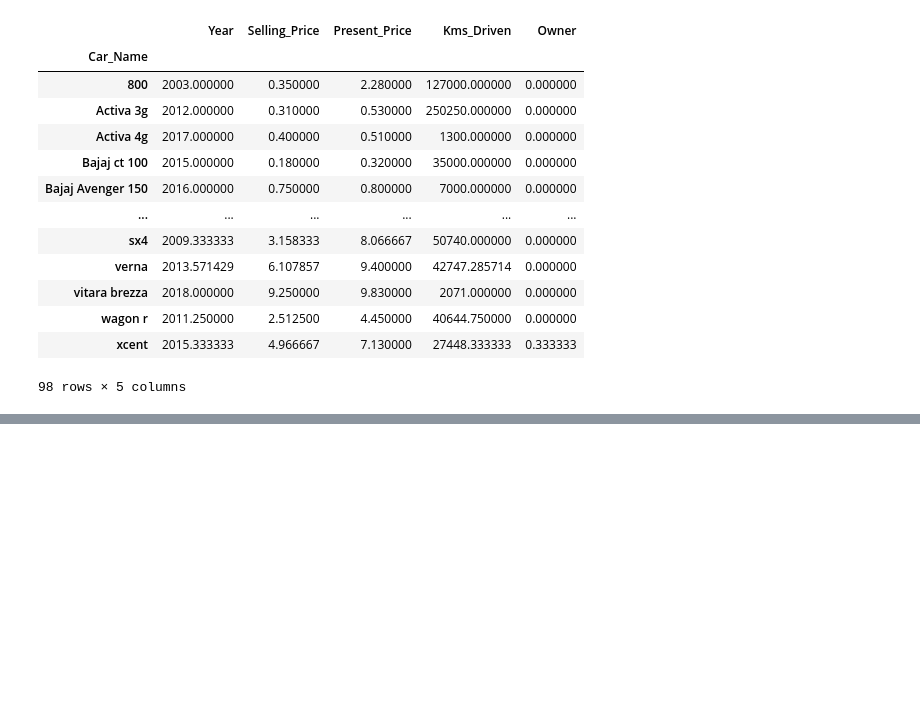
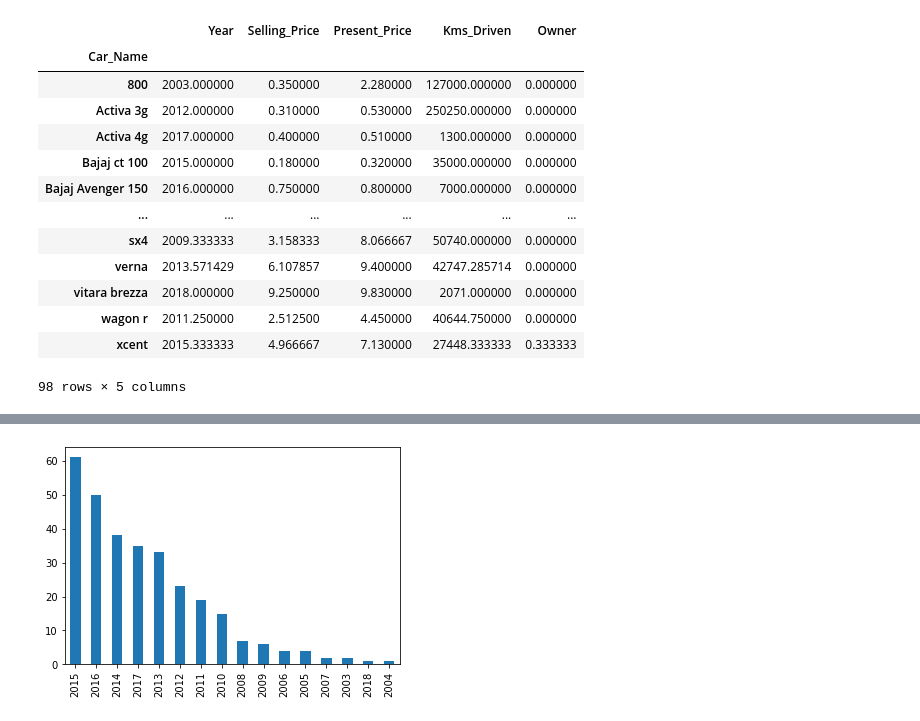
Before and after one commit to RMLAI/Projects, a Jupyter notebook: Used_Car_Price_Prediction.ipynb, the cells around one changed output, grey strips where cells are left out. Drawn from its saved outputs; the diff is of its cells as text; code cells hidden in the pictures; blank space fills up the shorter version.

```diff
--- a/Used_Car_Price_Prediction.ipynb
+++ b/Used_Car_Price_Prediction.ipynb
@@ -31,0 +45,5 @@ df.groupby('Car_Name').mean()
+# %%
+#checking the cars count by years
+df['Year'].value_counts().plot(kind='bar');
+# %% [output]
+[figure, added]
```
Also changed, not shown: parts of 8 cells of this notebook.
